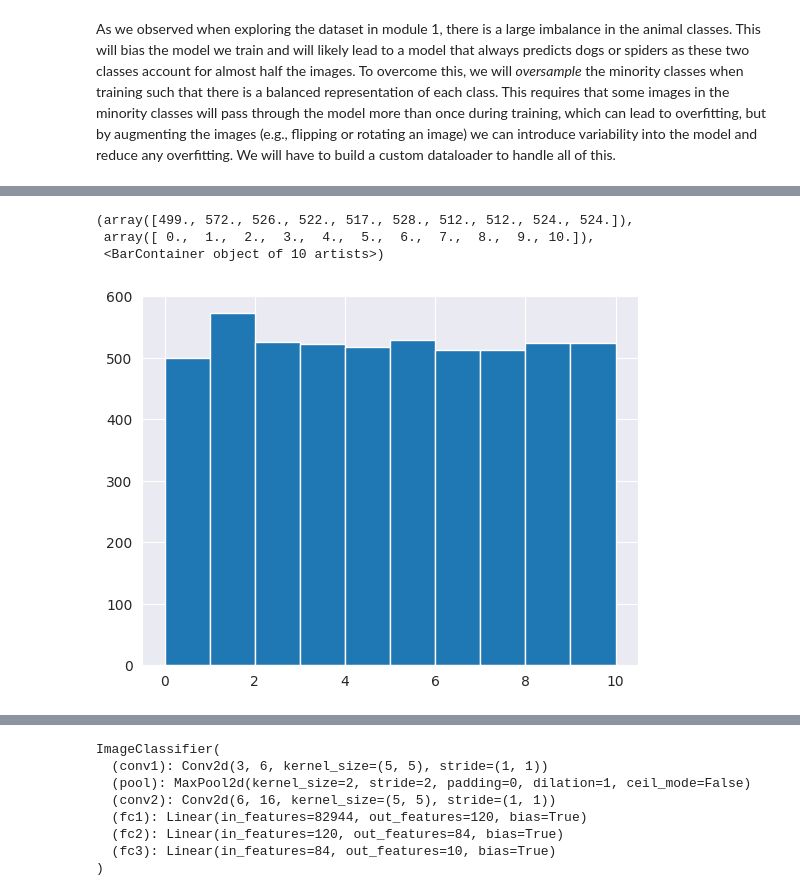
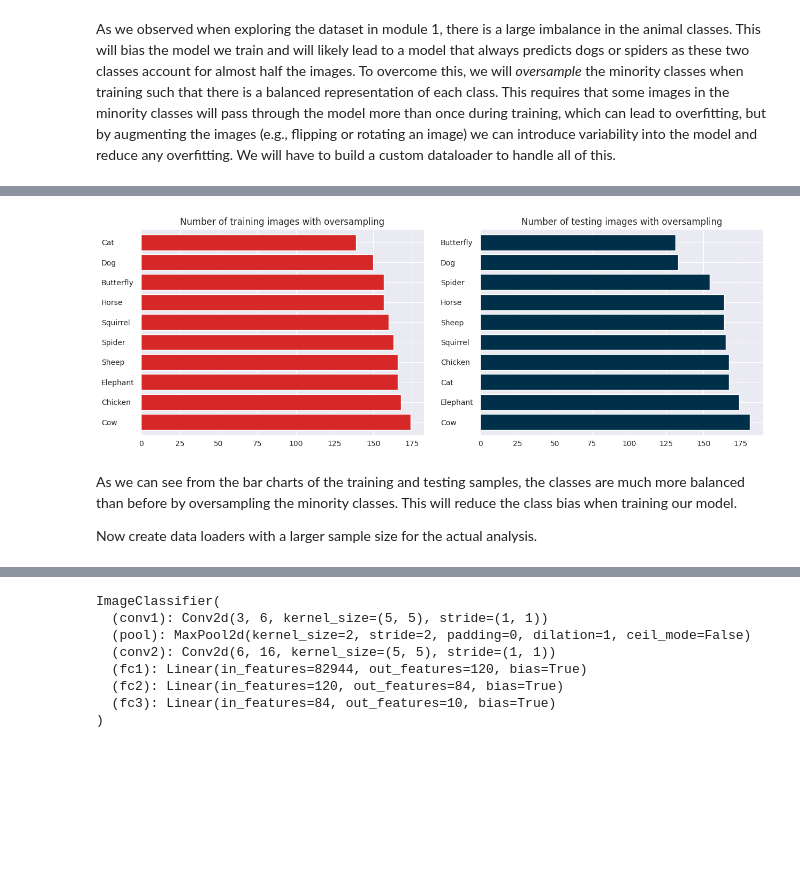
Before and after one commit to gmadigan/image-classification_animals, a Jupyter notebook: notebooks/02_cnn-model-training-evaluation.ipynb, the cells around one changed output, grey strips where cells are left out. Cells and saved outputs as stored; diff of their text form; code cells hidden in the pictures; blank space fills up the shorter version.

Commit message:
Retrain, updates to notebook, plots, imported from kaggle

```diff
--- a/notebooks/02_cnn-model-training-evaluation.ipynb
+++ b/notebooks/02_cnn-model-training-evaluation.ipynb
@@ -130,3 +139,28 @@ def balanced_sampler(targets: list[int], subset_idx: list[int], num_samples: int
                                     generator=generator
                                    )
     return sampler
+# %%
+IMAGE_SIZE = 300
+TRAIN_SPLIT = 0.8
+BATCH_SIZE = 16
+
+# Define transforms
+my_transforms = transforms.Compose([transforms.ToTensor(),
+                                    transforms.Pad(IMAGE_SIZE),
+                                    transforms.CenterCrop(IMAGE_SIZE)
+                                   ])
+
+# Create dataset from root directory
+dataset = datasets.ImageFolder(root=ROOT_PATH, transform=my_transforms)
+
+# Get mapping from class index to English label for plot lables
+dataset.class_to_idx
+idx_to_label = {idx: translate[class_ita] for class_ita, idx in dataset.class_to_idx.items()}
+
+# Split the dataset into training and testing subsets; return indices of subsets
+train_idx, test_idx = train_test_split(np.arange(len(dataset.targets)),
+                                       train_size=TRAIN_SPLIT,
+                                       random_state=SEED_1,
+                                       shuffle=True,
+                                       stratify=dataset.targets
+                                      )
@@ -133 +239,26 @@ def balanced_sampler(targets: list[int], subset_idx: list[int], num_samples: int
+# %%
+# Create fig and subplots
+fig, ax = plt.subplots(ncols=2, figsize=(15,5))
+
+df_train_counts.plot(kind='barh', title='Number of training images with oversampling', width=.8, color=my_palette[0], ax=ax[0])
+df_test_counts.plot(kind='barh', title='Number of testing images with oversampling', width=.8, color=my_palette[1], ax=ax[1])
+
+# Clean up y-axis labels
+ax[0].set(ylabel=None)
+ax[1].set(ylabel=None)
+
+ax[0].tick_params(axis='y', pad=50)
+ax[1].tick_params(axis='y', pad=50)
+
+ax[0].set_yticklabels(ax[0].get_yticklabels(), ha='left')
+ax[1].set_yticklabels(ax[1].get_yticklabels(), ha='left')
+
+# Save figure
+plt.savefig(os.path.join(FIGURE_PATH,'validate-balanced-classes.pdf'), bbox_inches='tight');
+# %% [output]
+[figure, added]
+# %% [markdown]
+As we can see from the bar charts of the training and testing samples, the classes are much more balanced than before by oversampling the minority classes. This will reduce the class bias when training our model.
+
+Now create data loaders with a larger sample size for the actual analysis.
 # %%
@@ -175,7 +280,0 @@ for minibatch, (imgs, labels) in tqdm(enumerate(test_loader)):
-# %%
-plt.hist(test_target_counts, bins=10, range=[0,10])
-# %% [output]
-(array([499., 572., 526., 522., 517., 528., 512., 512., 524., 524.]),
- array([ 0.,  1.,  2.,  3.,  4.,  5.,  6.,  7.,  8.,  9., 10.]),
- <BarContainer object of 10 artists>)
-[figure, removed]
```
Also changed, not shown: parts of 34 cells of this notebook.
